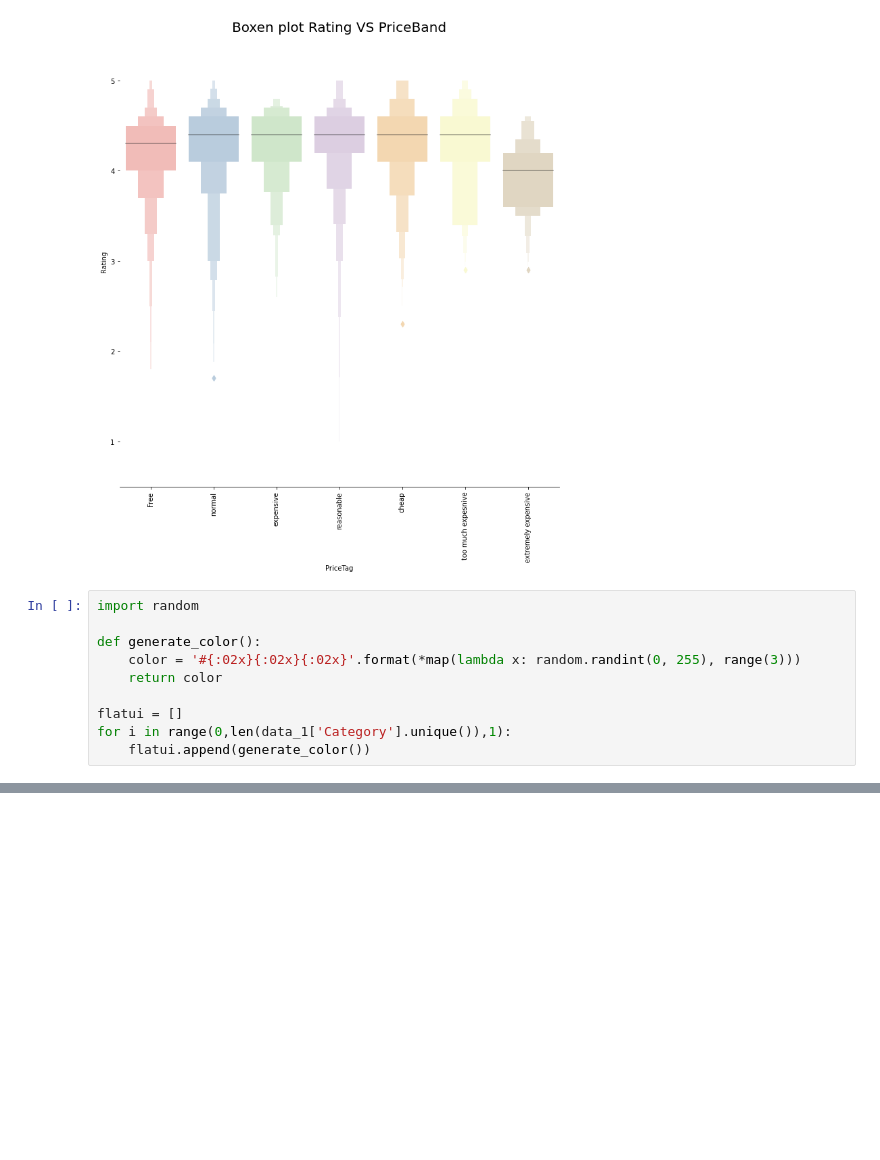
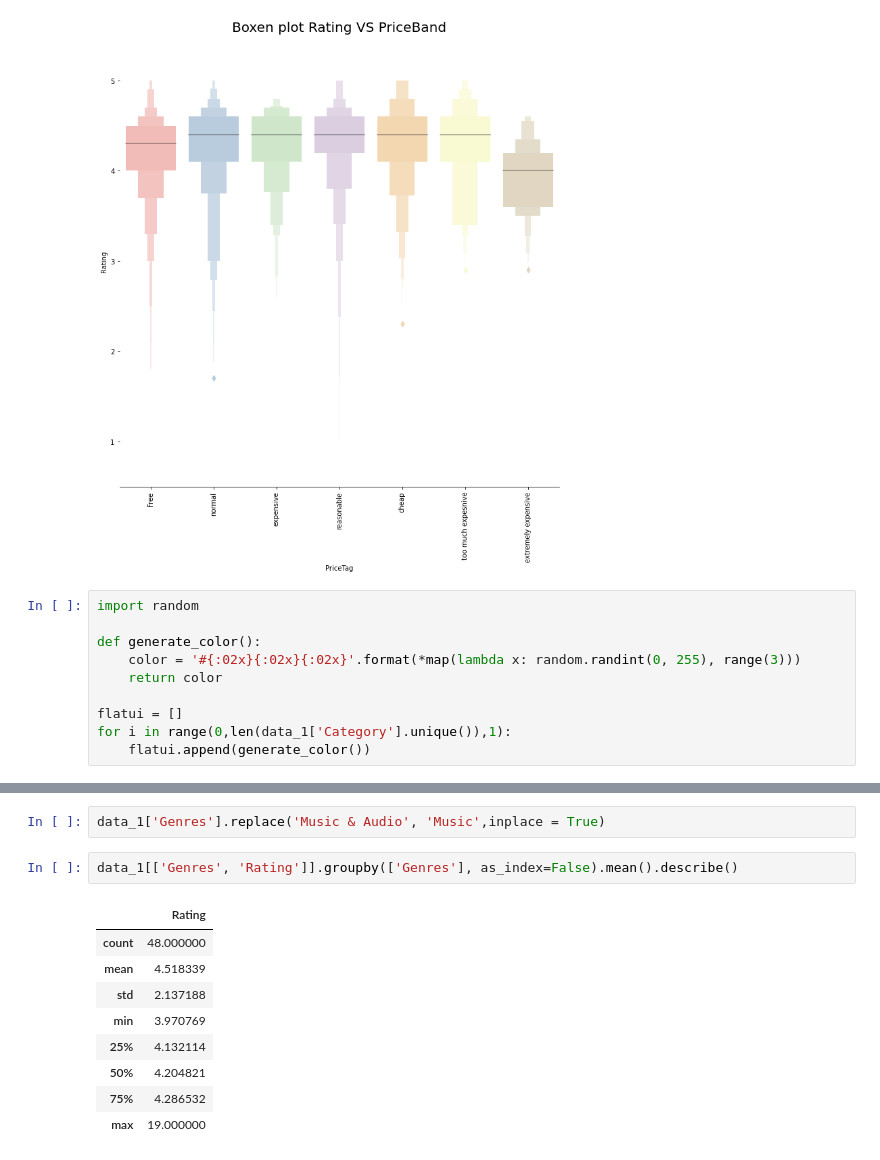
Before and after one commit to Shaheer-Imam/Data-Science, a Jupyter notebook: EDA/Google play apps EDA.ipynb, the cells around one changed output, grey strips where cells are left out. Drawn from its saved outputs; the diff is of its cells as text; blank space fills up the shorter version.

```diff
--- a/EDA/Google play apps EDA.ipynb
+++ b/EDA/Google play apps EDA.ipynb
@@ -589,0 +689,14 @@ Text(0.5, 1.0, 'Category in each Priceband VS Rating')
+# %%
+data_1['Genres'].replace('Music & Audio', 'Music',inplace = True)
+# %%
+data_1[['Genres', 'Rating']].groupby(['Genres'], as_index=False).mean().describe()
+# %% [output]
+|  | Rating |
+| count | 48.000000 |
+| mean | 4.518339 |
+| std | 2.137188 |
+| min | 3.970769 |
+| 25% | 4.132114 |
+| 50% | 4.204821 |
+| 75% | 4.286532 |
+| max | 19.000000 |
```
Also changed, not shown: parts of 14 cells of this notebook.
